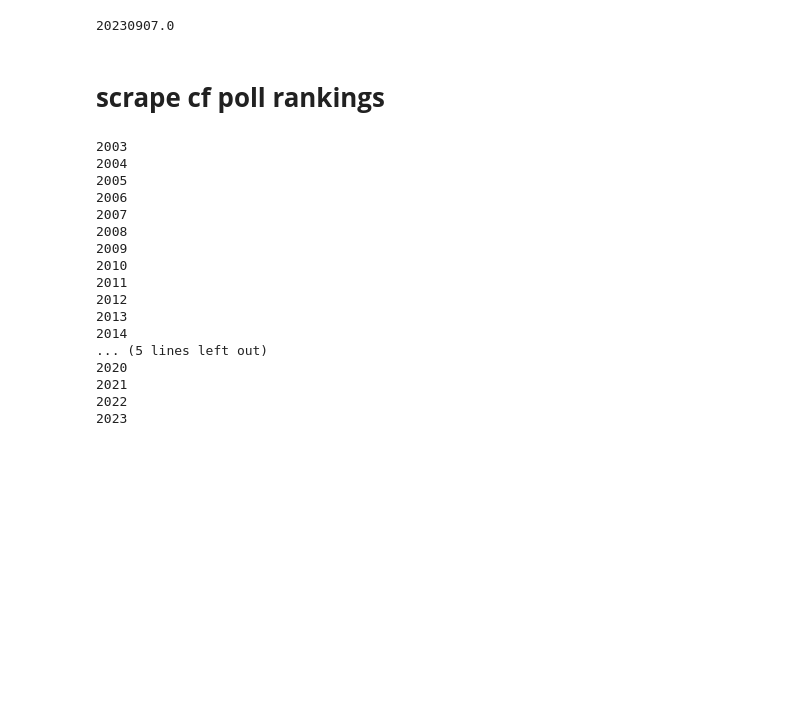
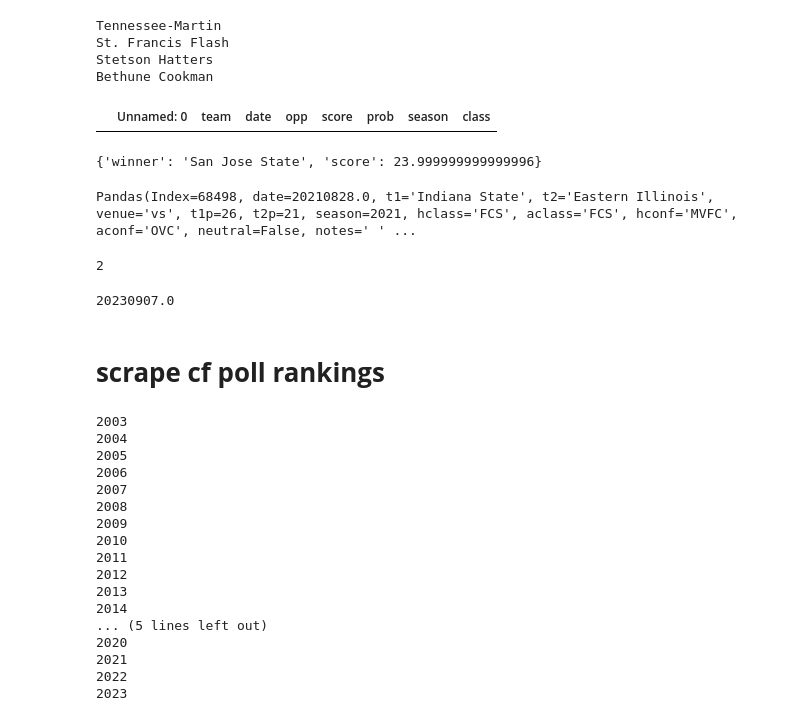
Before and after one commit to easella/ncaaf, a Jupyter notebook: cfb-with-rev.ipynb, the cells around one changed output. Saved outputs shown, nothing was run; the diff lists cells and outputs as text; code cells hidden in the pictures; blank space fills up the shorter version.

```diff
--- a/cfb-with-rev.ipynb
+++ b/cfb-with-rev.ipynb
@@ -820,3 +858,37 @@ for game in df.itertuples():
+# %%
+for team in set(dff.team.tolist()):
+    if team not in eloLeaguez.ratingDict.keys():
+        print(team)
+# %% [output]
+Tennessee-Martin
+St. Francis Flash
+Stetson Hatters
+Bethune Cookman
+# %%
+dff['team']=dff['team'].str.replace("Tennessee-Martin","UT Martin")
+dff['opp']=dff['opp'].str.replace("Tennessee-Martin","UT Martin")
+dff['team']=dff['team'].str.replace("St. Francis Flash","St Francis (PA)")
+dff['opp']=dff['opp'].str.replace("St. Francis Flash","St Francis (PA)")
+dff['team']=dff['team'].str.replace("Stetson Hatters","Stetson")
+dff['opp']=dff['opp'].str.replace("Stetson Hatters","Stetson")
+dff['team']=dff['team'].str.replace("Bethune Cookman","Bethune-Cookman")
+dff['opp']=dff['opp'].str.replace("Bethune Cookman","Bethune-Cookman")
+# %%
+dff[dff.team=='UT Martin']
+# %% [output]
+|  | Unnamed: 0 | team | date | opp | score | prob | season | class |
+# %%
+games['20210829.0San Jose State']
+# %% [output]
+{'winner': 'San Jose State', 'score': 23.999999999999996}
+# %%
+game
+# %% [output]
+Pandas(Index=68498, date=20210828.0, t1='Indiana State', t2='Eastern Illinois', venue='vs', t1p=26, t2p=21, season=2021, hclass='FCS', aclass='FCS', hconf='MVFC', aconf='OVC', neutral=False, notes=' ' ...
+# %%
+"--".count("-")
+# %% [output]
+2
 # %%
 seasons={}
 for i in range(1962,2025):
```
Also changed, not shown: parts of 1 cell of this notebook.
